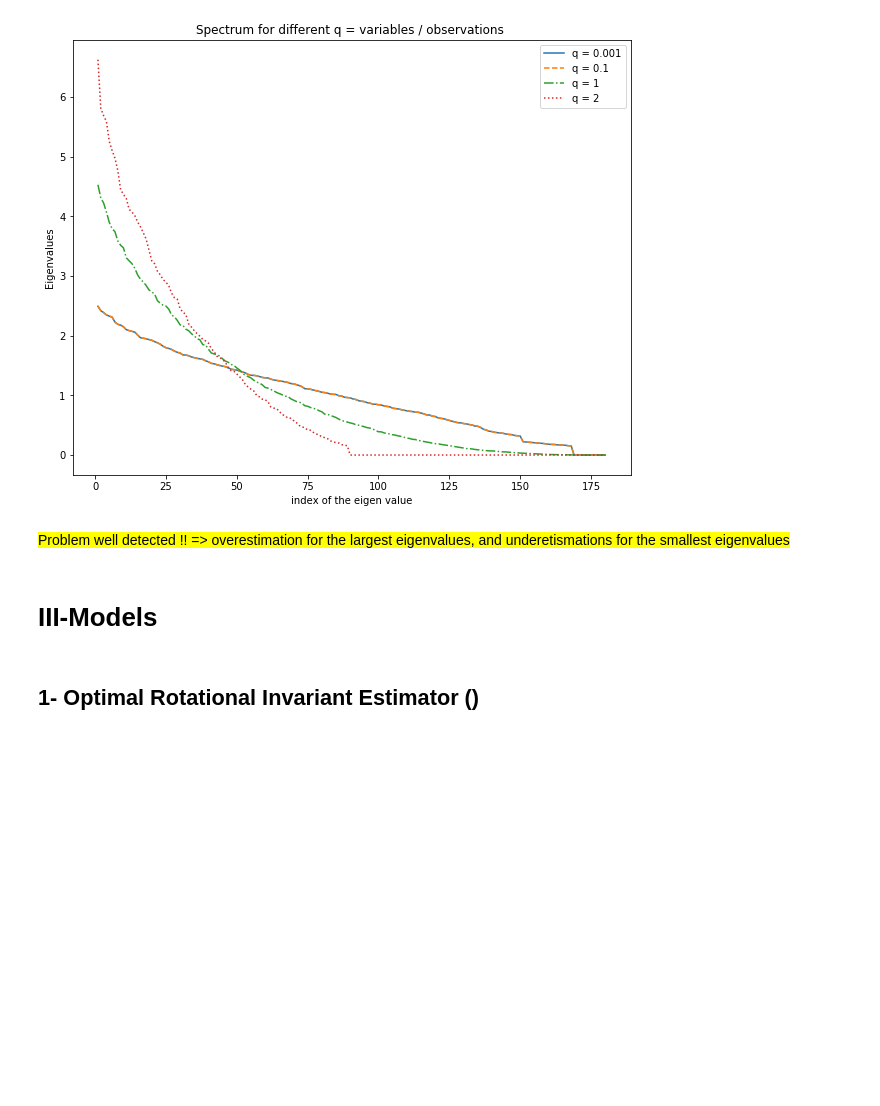
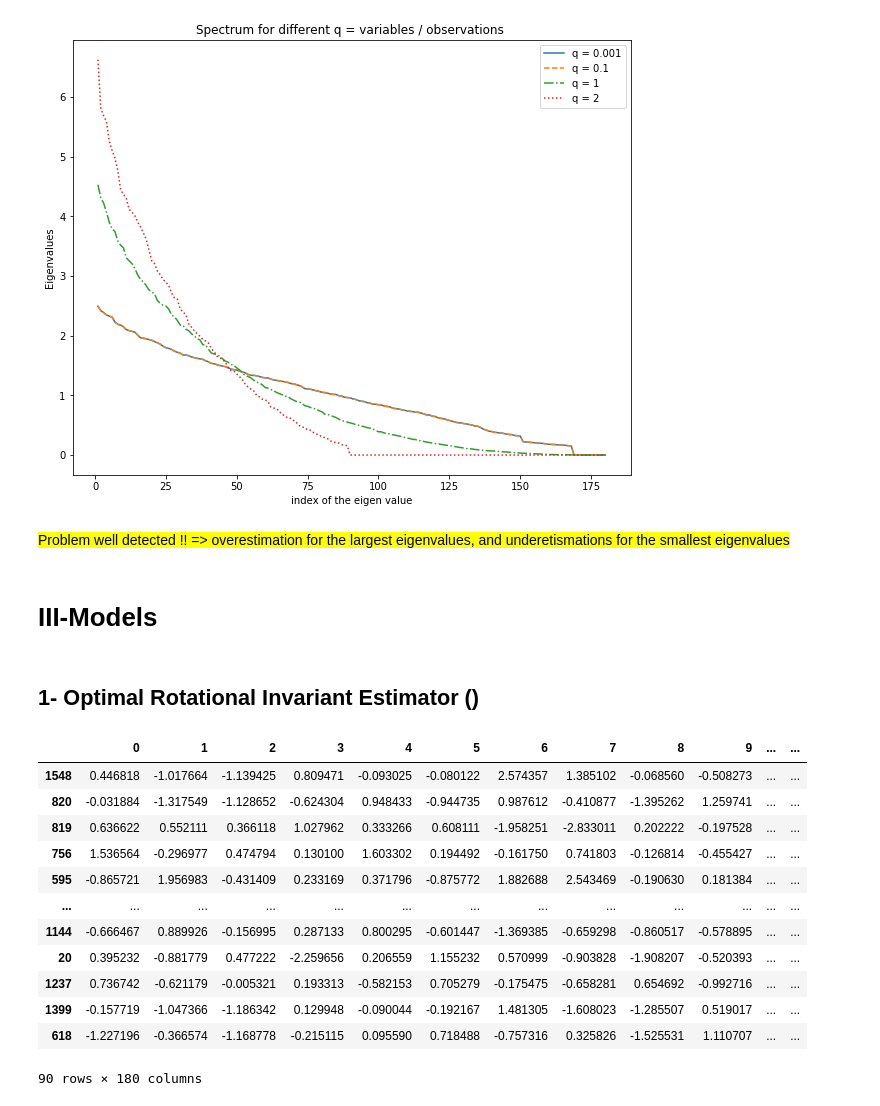
Before and after one commit to Abdelmouise/Pspectrum, a Jupyter notebook: Notebooks/Autoencoder_implementation.ipynb, the cells around one changed output. Saved outputs shown, nothing was run; the diff lists cells and outputs as text; code cells hidden in the pictures; blank space fills up the shorter version.

```diff
--- a/Notebooks/Autoencoder_implementation.ipynb
+++ b/Notebooks/Autoencoder_implementation.ipynb
@@ -178,3 +177,19 @@ plt.legend()
 # III-Models
 # %% [markdown]
 ## 1- Optimal Rotational Invariant Estimator ()
+# %%
+data_2
+# %% [output]
+|  | 0 | 1 | 2 | 3 | 4 | 5 | 6 | 7 | 8 | 9 | ... | ... |
+| 1548 | 0.446818 | -1.017664 | -1.139425 | 0.809471 | -0.093025 | -0.080122 | 2.574357 | 1.385102 | -0.068560 | -0.508273 | ... | ... |
+| 820 | -0.031884 | -1.317549 | -1.128652 | -0.624304 | 0.948433 | -0.944735 | 0.987612 | -0.410877 | -1.395262 | 1.259741 | ... | ... |
+| 819 | 0.636622 | 0.552111 | 0.366118 | 1.027962 | 0.333266 | 0.608111 | -1.958251 | -2.833011 | 0.202222 | -0.197528 | ... | ... |
+| 756 | 1.536564 | -0.296977 | 0.474794 | 0.130100 | 1.603302 | 0.194492 | -0.161750 | 0.741803 | -0.126814 | -0.455427 | ... | ... |
+| 595 | -0.865721 | 1.956983 | -0.431409 | 0.233169 | 0.371796 | -0.875772 | 1.882688 | 2.543469 | -0.190630 | 0.181384 | ... | ... |
+| ... | ... | ... | ... | ... | ... | ... | ... | ... | ... | ... | ... | ... |
+| 1144 | -0.666467 | 0.889926 | -0.156995 | 0.287133 | 0.800295 | -0.601447 | -1.369385 | -0.659298 | -0.860517 | -0.578895 | ... | ... |
+| 20 | 0.395232 | -0.881779 | 0.477222 | -2.259656 | 0.206559 | 1.155232 | 0.570999 | -0.903828 | -1.908207 | -0.520393 | ... | ... |
+| 1237 | 0.736742 | -0.621179 | -0.005321 | 0.193313 | -0.582153 | 0.705279 | -0.175475 | -0.658281 | 0.654692 | -0.992716 | ... | ... |
+| 1399 | -0.157719 | -1.047366 | -1.186342 | 0.129948 | -0.090044 | -0.192167 | 1.481305 | -1.608023 | -1.285507 | 0.519017 | ... | ... |
+| 618 | -1.227196 | -0.366574 | -1.168778 | -0.215115 | 0.095590 | 0.718488 | -0.757316 | 0.325826 | -1.525531 | 1.110707 | ... | ... |
+90 rows × 180 columns
```
Also changed, not shown: parts of 8 cells of this notebook, 1 other file.
